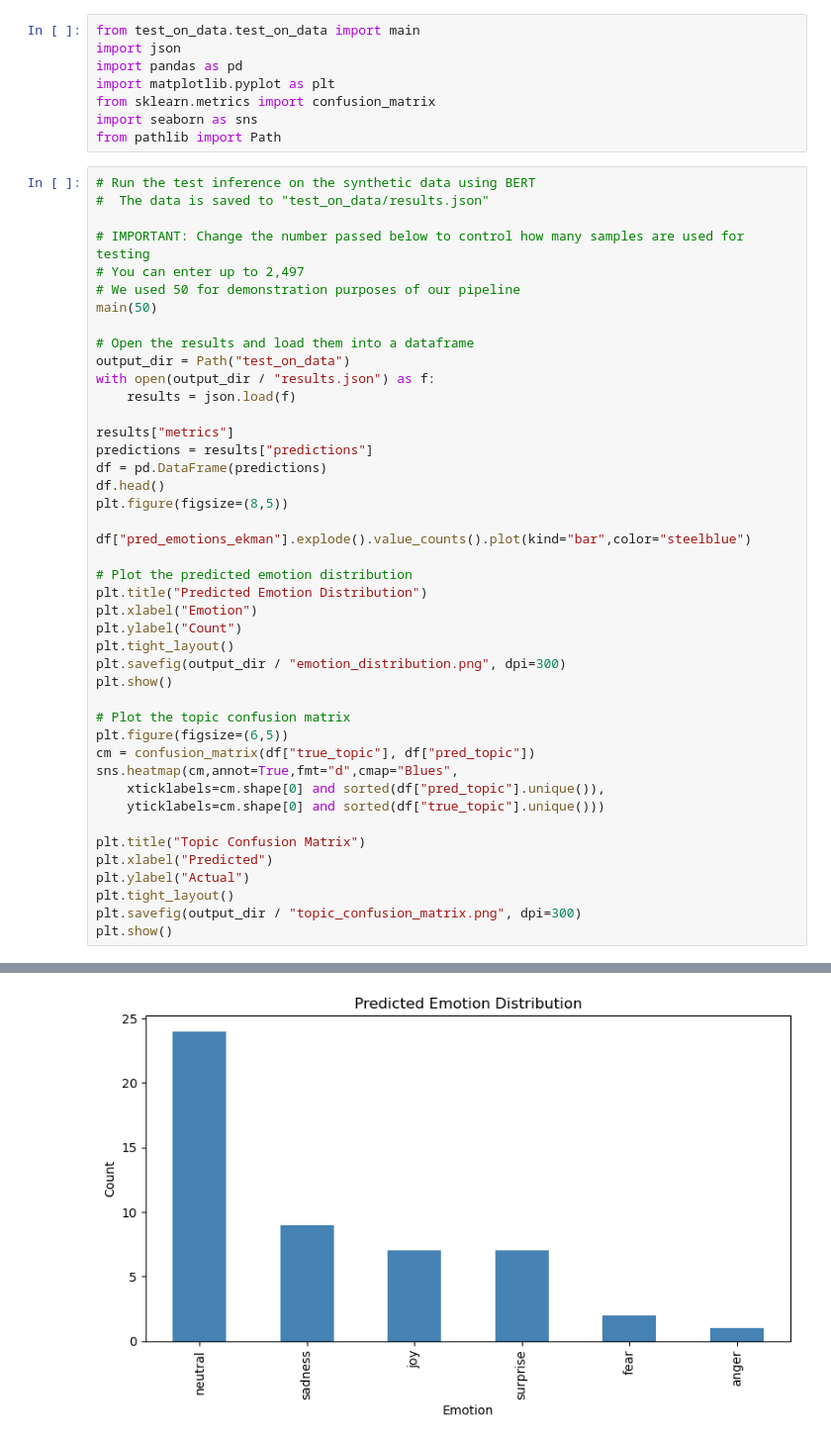
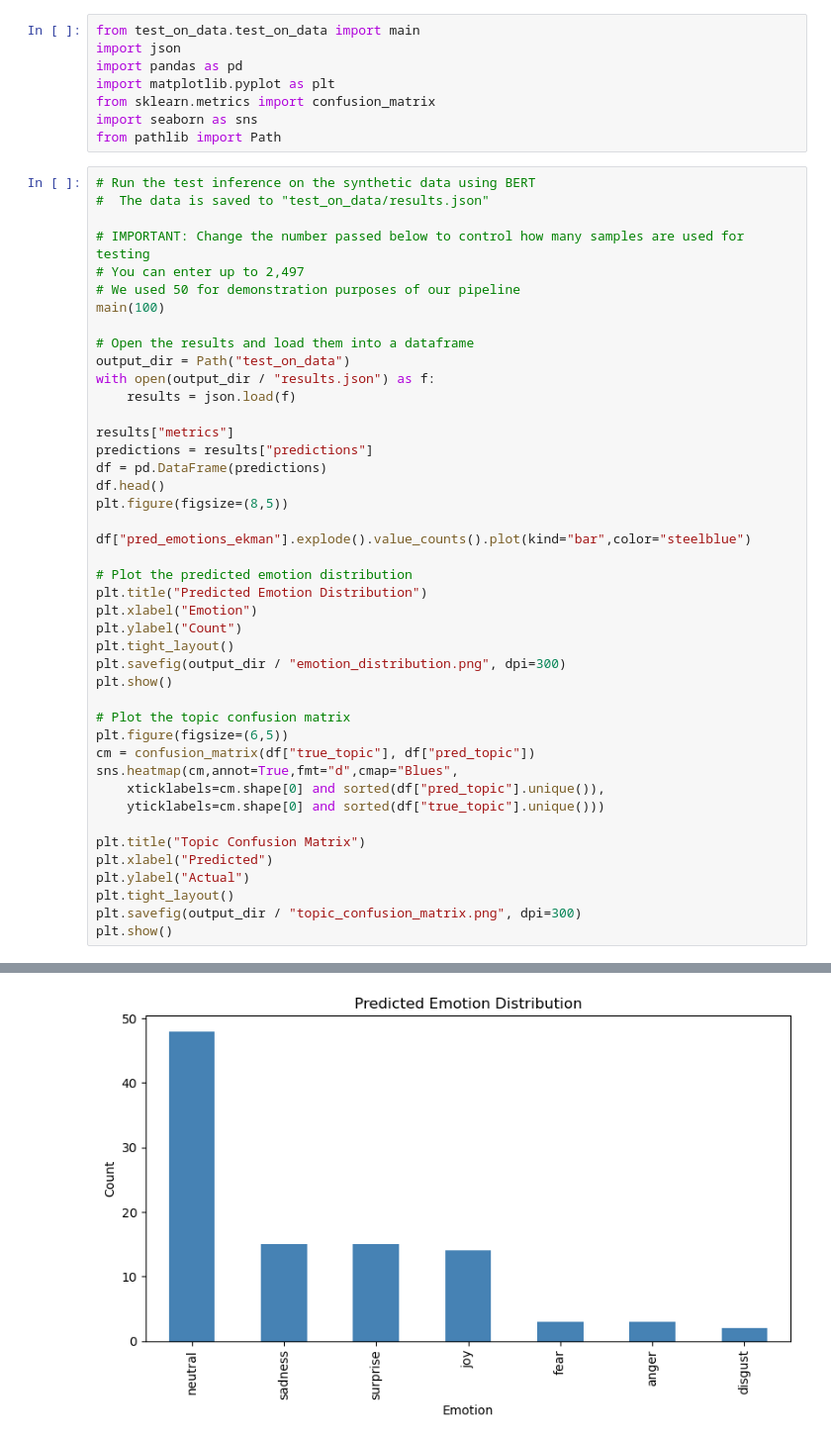
Before and after one commit to connormarks/CAN, a Jupyter notebook: Src/project.ipynb, the cells around one changed output, grey strips where cells are left out. Shown at 99% size. Saved outputs shown, nothing was run; the diff lists cells and outputs as text.

```diff
--- a/Src/project.ipynb
+++ b/Src/project.ipynb
@@ -13,7 +13,7 @@ from pathlib import Path
 # IMPORTANT: Change the number passed below to control how many samples are used for testing
 # You can enter up to 2,497
 # We used 50 for demonstration purposes of our pipeline
-main(50)
+main(100)
 
 # Open the results and load them into a dataframe
 output_dir = Path("test_on_data")
@@ -72,2 +72,2 @@ Total Accuracy: 0.280000
 saved predictions to /Users/nate/Classes/COMPSCI175/CAN/Src/test_on_data/results.json
-[figure, old version]
+[figure, new version]
```
Also changed, not shown: parts of 1 cell of this notebook, 3 other files.
